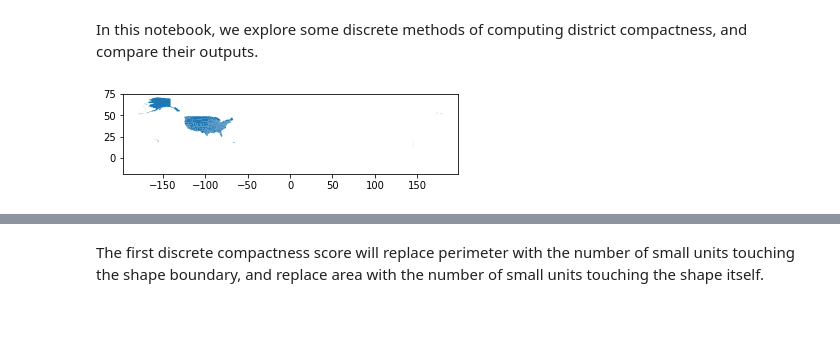
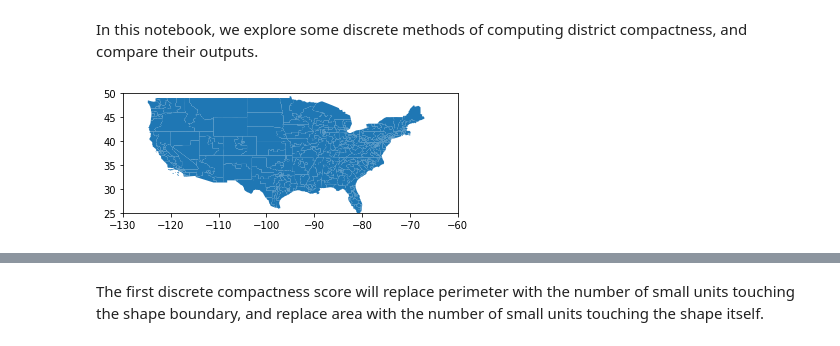
Before and after one commit to AssafBarNatan/discrete-compactness-jupyter, a Jupyter notebook: exploring-discrete-compactness.ipynb, the cells around one changed output, grey strips where cells are left out. Cells and saved outputs as stored; diff of their text form; code cells hidden in the pictures; blank space fills up the shorter version.

```diff
--- a/exploring-discrete-compactness.ipynb
+++ b/exploring-discrete-compactness.ipynb
@@ -5,11 +5,15 @@ In this notebook, we explore some discrete methods of computing district compact
 # %%
 import pandas as pd
 import geopandas as gpd
 import matplotlib.pyplot as plt
+import numpy as np
 
-df_big = gpd.read_file("./cd2013/tl_rd13_us_cd113.shp")
-df_small = gpd.read_file("./counties2013/cb_2013_us_county_500k.shp")
-df_big.plot()
+df_big = gpd.read_file('./cd2013/tl_rd13_us_cd113.shp')
+df_small = gpd.read_file('./counties2013/cb_2013_us_county_500k.shp')
+bad_geoids = ['02','15','69','72','60','78','66']
+contig_us = df_big.iloc[[geoid[:2] not in bad_geoids for geoid in df_big['GEOID']]].copy()
+contig_us.plot()
+ax=plt.axis([-130,-60,25,50])
 plt.show()
 # %% [output]
-[figure, old version]
+[figure, new version]
```
Also changed, not shown: parts of 5 cells of this notebook, 1 other file.
